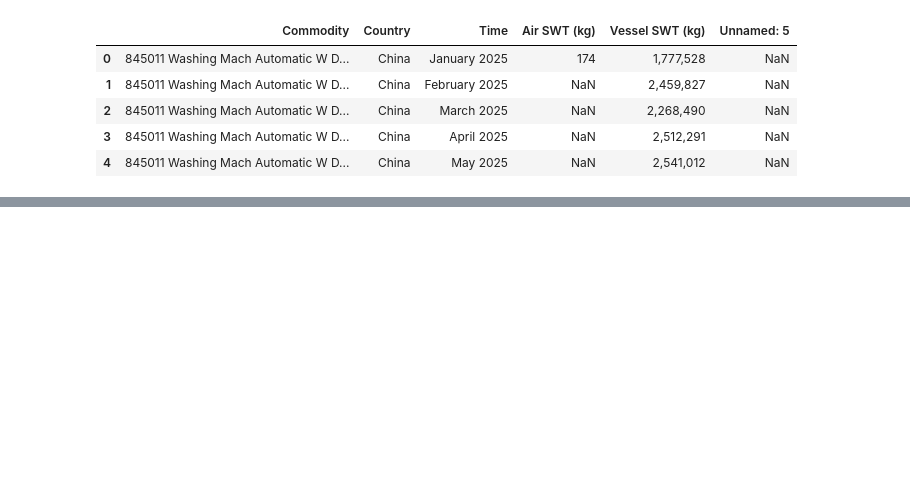
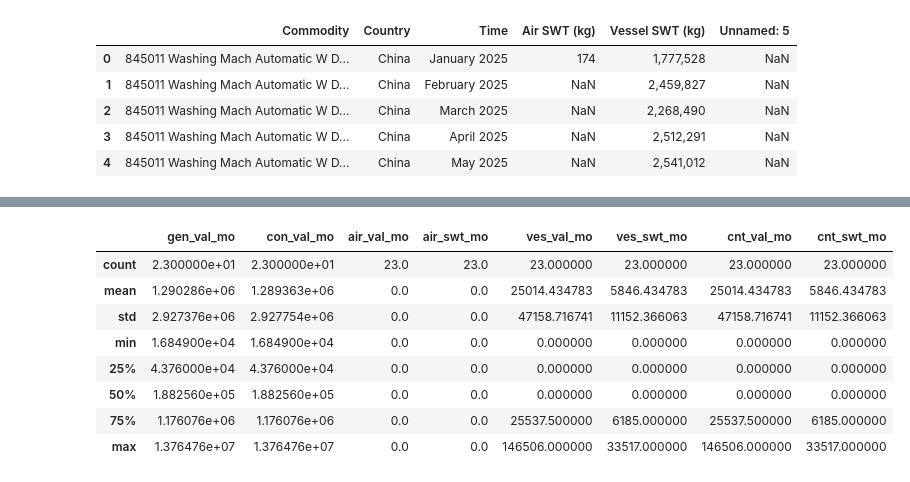
Before and after one commit to BirchTree1812/research_study_code, a Jupyter notebook: main.ipynb, the cells around one changed output, grey strips where cells are left out. Cells and saved outputs as stored; diff of their text form; code cells hidden in the pictures; blank space fills up the shorter version.

```diff
--- a/main.ipynb
+++ b/main.ipynb
@@ -92,0 +224,5 @@ washing_machine_df_v1["Air SWT (kg)"].mean()
+# %%
+df_land_imports_mex = df_land_imports[df_land_imports["cty_code"] == "2010"]
+# %%
+df_land_imports_mex_v1 = df_land_imports_mex.T.drop_duplicates().T
+df_land_imports_mex_v1.info()
@@ -92,0 +250,6 @@ washing_machine_df_v1["Air SWT (kg)"].mean()
+# %%
+numerical_cols = ["gen_val_mo", "con_val_mo", "air_val_mo", "air_swt_mo", "ves_val_mo", "ves_swt_mo", "cnt_val_mo", "cnt_swt_mo"]
+
+for col in numerical_cols:
+    df_land_imports_mex_v1[col] = pd.to_numeric(df_land_imports_mex_v1[col])
+df_land_imports_mex_v1.info()
@@ -92,0 +277,13 @@ washing_machine_df_v1["Air SWT (kg)"].mean()
+# %%
+df_land_imports_mex_wash = df_land_imports_mex_v1[df_land_imports_mex_v1["commodity"].isin(["845011", "845020"])]
+df_land_imports_mex_wash.describe()
+# %% [output]
+|  | gen_val_mo | con_val_mo | air_val_mo | air_swt_mo | ves_val_mo | ves_swt_mo | cnt_val_mo | cnt_swt_mo |
+| count | 2.300000e+01 | 2.300000e+01 | 23.0 | 23.0 | 23.000000 | 23.000000 | 23.000000 | 23.000000 |
+| mean | 1.290286e+06 | 1.289363e+06 | 0.0 | 0.0 | 25014.434783 | 5846.434783 | 25014.434783 | 5846.434783 |
+| std | 2.927376e+06 | 2.927754e+06 | 0.0 | 0.0 | 47158.716741 | 11152.366063 | 47158.716741 | 11152.366063 |
+| min | 1.684900e+04 | 1.684900e+04 | 0.0 | 0.0 | 0.000000 | 0.000000 | 0.000000 | 0.000000 |
+| 25% | 4.376000e+04 | 4.376000e+04 | 0.0 | 0.0 | 0.000000 | 0.000000 | 0.000000 | 0.000000 |
+| 50% | 1.882560e+05 | 1.882560e+05 | 0.0 | 0.0 | 0.000000 | 0.000000 | 0.000000 | 0.000000 |
+| 75% | 1.176076e+06 | 1.176076e+06 | 0.0 | 0.0 | 25537.500000 | 6185.000000 | 25537.500000 | 6185.000000 |
+| max | 1.376476e+07 | 1.376476e+07 | 0.0 | 0.0 | 146506.000000 | 33517.000000 | 146506.000000 | 33517.000000 |
```
Also changed, not shown: parts of 41 cells of this notebook, 9 other files.
